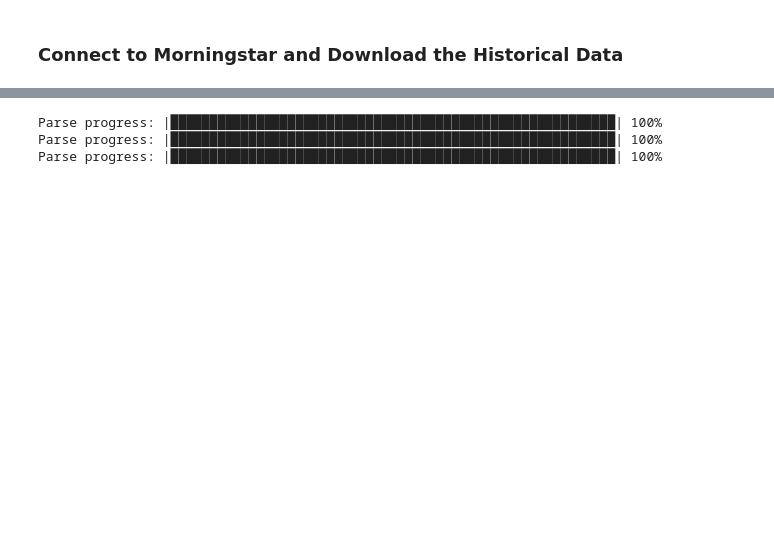
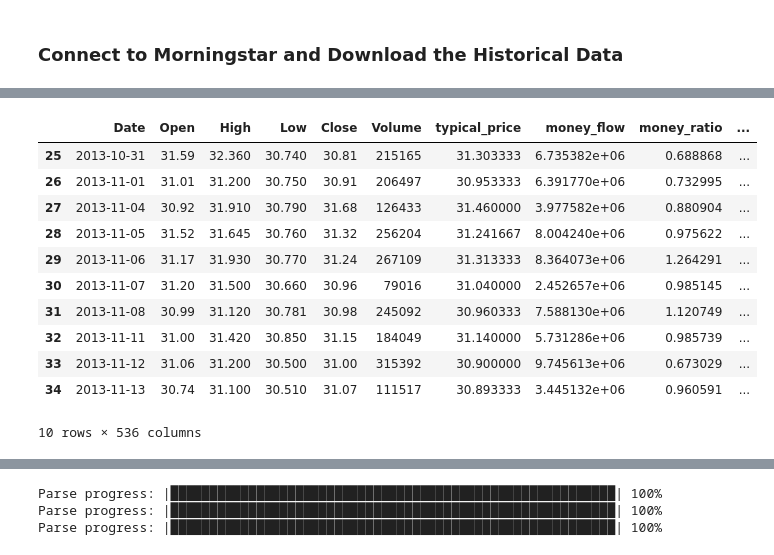
Before and after one commit to Brett777/ticker, a Jupyter notebook: Stock Market Classification.ipynb, the cells around one changed output, grey strips where cells are left out. Drawn from its saved outputs; the diff is of its cells as text; code cells hidden in the pictures; blank space fills up the shorter version.

```diff
--- a/Stock Market Classification.ipynb
+++ b/Stock Market Classification.ipynb
@@ -144,3 +113,19 @@ windowTransform(df, window)
+# %%
+windowTransform(df, window)
+df.head(10)
+# %% [output]
+|  | Date | Open | High | Low | Close | Volume | typical_price | money_flow | money_ratio | ... |
+| 25 | 2013-10-31 | 31.59 | 32.360 | 30.740 | 30.81 | 215165 | 31.303333 | 6.735382e+06 | 0.688868 | ... |
+| 26 | 2013-11-01 | 31.01 | 31.200 | 30.750 | 30.91 | 206497 | 30.953333 | 6.391770e+06 | 0.732995 | ... |
+| 27 | 2013-11-04 | 30.92 | 31.910 | 30.790 | 31.68 | 126433 | 31.460000 | 3.977582e+06 | 0.880904 | ... |
+| 28 | 2013-11-05 | 31.52 | 31.645 | 30.760 | 31.32 | 256204 | 31.241667 | 8.004240e+06 | 0.975622 | ... |
+| 29 | 2013-11-06 | 31.17 | 31.930 | 30.770 | 31.24 | 267109 | 31.313333 | 8.364073e+06 | 1.264291 | ... |
+| 30 | 2013-11-07 | 31.20 | 31.500 | 30.660 | 30.96 | 79016 | 31.040000 | 2.452657e+06 | 0.985145 | ... |
+| 31 | 2013-11-08 | 30.99 | 31.120 | 30.781 | 30.98 | 245092 | 30.960333 | 7.588130e+06 | 1.120749 | ... |
+| 32 | 2013-11-11 | 31.00 | 31.420 | 30.850 | 31.15 | 184049 | 31.140000 | 5.731286e+06 | 0.985739 | ... |
+| 33 | 2013-11-12 | 31.06 | 31.200 | 30.500 | 31.00 | 315392 | 30.900000 | 9.745613e+06 | 0.673029 | ... |
+| 34 | 2013-11-13 | 30.74 | 31.100 | 30.510 | 31.07 | 111517 | 30.893333 | 3.445132e+06 | 0.960591 | ... |
+10 rows × 536 columns
 # %%
 df['Close Tomorrow Trend'].replace(0,-1,inplace=True)
 
```
Also changed, not shown: parts of 32 cells of this notebook, 5 other files.
